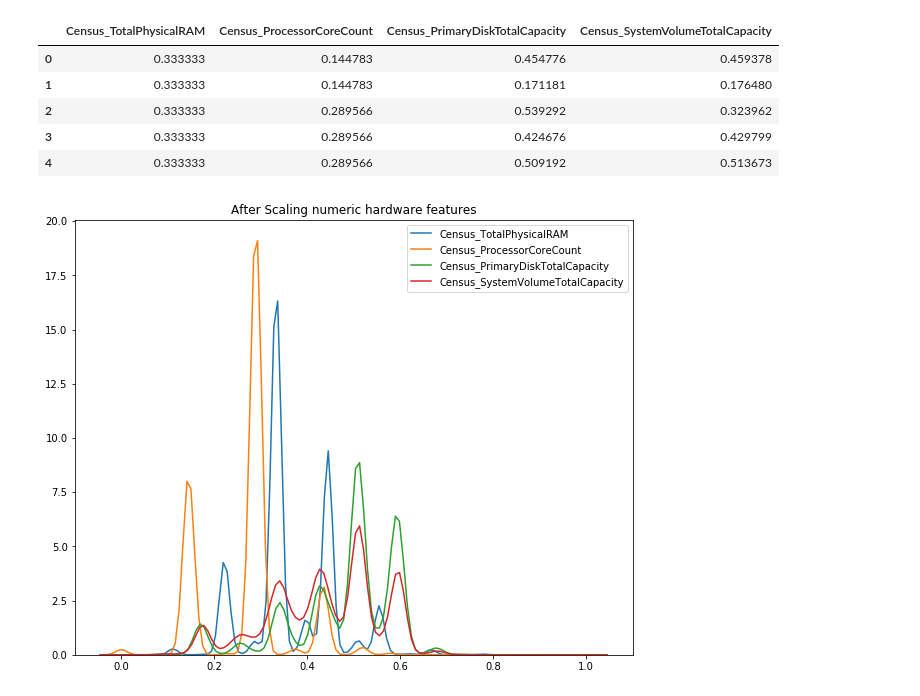
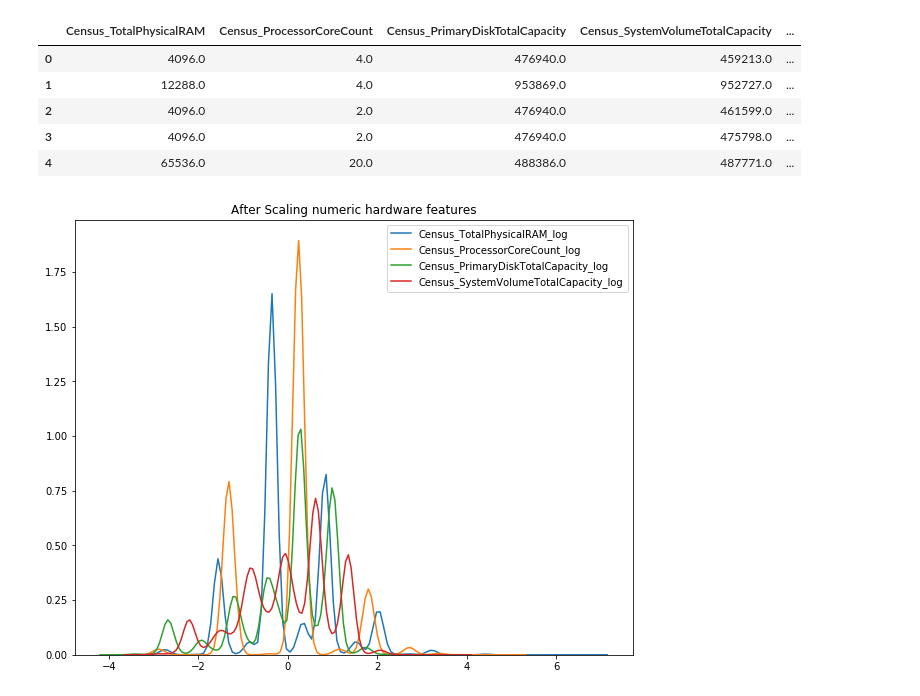
Before and after one commit to PrimRGB/RMicrosoftChallenge, a Jupyter notebook: src/model_check.ipynb, the cells around one changed output. Drawn from its saved outputs; the diff is of its cells as text; code cells hidden in the pictures.

```diff
--- a/src/model_check.ipynb
+++ b/src/model_check.ipynb
@@ -102,34 +109,45 @@ def check_pipeline_performance(pipeline, X_test, y_test):
 # %%
 #TODO: select the best scaler: MinMax, Standard, or Rubust
 # %%
-preparation_pipeline_numeric_hardware = make_pipeline(
-        SelectColumns(columns_numeric_hardware_features),
-        SimpleImputer(missing_values=np.nan, strategy="median"),
-        SimpleImputer(missing_values=-1, strategy="median"),
-        FunctionTransformer(np.log2),
-        MinMaxScaler(),
+preparation_pipeline_numeric_hardware = make_union(
+    make_pipeline(
+            SelectColumns(columns_numeric_hardware_features),
+            SimpleImputer(missing_values=np.nan, strategy="median"),
+            SimpleImputer(missing_values=-1, strategy="median"),
+    ),
+    make_pipeline(
+            SelectColumns(columns_numeric_hardware_features),
+            SimpleImputer(missing_values=np.nan, strategy="median"),
+            SimpleImputer(missing_values=-1, strategy="median"),
+            FunctionTransformer(np.log2),
+            StandardScaler(),
+    )
 )
+
 fitted = preparation_pipeline_numeric_hardware.fit_transform(X_train, y_train)
-fitted_df = pd.DataFrame(fitted, columns=columns_numeric_hardware_features)
+log_names = [column+"_log" for column in columns_numeric_hardware_features]
+columns_to_check = columns_numeric_hardware_features + log_names
+fitted_df = pd.DataFrame(fitted, columns=columns_to_check)
 fitted_df.head()
 # %% [output]
-|  | Census_TotalPhysicalRAM | Census_ProcessorCoreCount | Census_PrimaryDiskTotalCapacity | Census_SystemVolumeTotalCapacity |
-| 0 | 0.333333 | 0.144783 | 0.454776 | 0.459378 |
-| 1 | 0.333333 | 0.144783 | 0.171181 | 0.176480 |
-| 2 | 0.333333 | 0.289566 | 0.539292 | 0.323962 |
-| 3 | 0.333333 | 0.289566 | 0.424676 | 0.429799 |
-| 4 | 0.333333 | 0.289566 | 0.509192 | 0.513673 |
+|  | Census_TotalPhysicalRAM | Census_ProcessorCoreCount | Census_PrimaryDiskTotalCapacity | Census_SystemVolumeTotalCapacity | ... |
+| 0 | 4096.0 | 4.0 | 476940.0 | 459213.0 | ... |
+| 1 | 12288.0 | 4.0 | 953869.0 | 952727.0 | ... |
+| 2 | 4096.0 | 2.0 | 476940.0 | 461599.0 | ... |
+| 3 | 4096.0 | 2.0 | 476940.0 | 475798.0 | ... |
+| 4 | 65536.0 | 20.0 | 488386.0 | 487771.0 | ... |
 # %%
 fitted_df["HasDetections"] = y_train
 # %%
 fig, (ax1) = plt.subplots(ncols=1, figsize=(10, 8))
 ax1.set_title('After Scaling numeric hardware features')
-for column in columns_numeric_hardware_features:
-    sns.kdeplot(fitted_df[column], ax=ax1)
+for column in columns_to_check:
+    if column.endswith("_log"):
+        sns.kdeplot(fitted_df[column], ax=ax1)
 #fitted_df.hist()
 #joblib.dump(pipeline,"model.joblib")
 # %% [output]
-[figure, old version]
+[figure, new version]
 # %%
 print(fitted_df[fitted_df["HasDetections"] == 1].mean())
 print(fitted_df[fitted_df["HasDetections"] == 0].mean())
```
Also changed, not shown: parts of 13 cells of this notebook, 2 other files.
